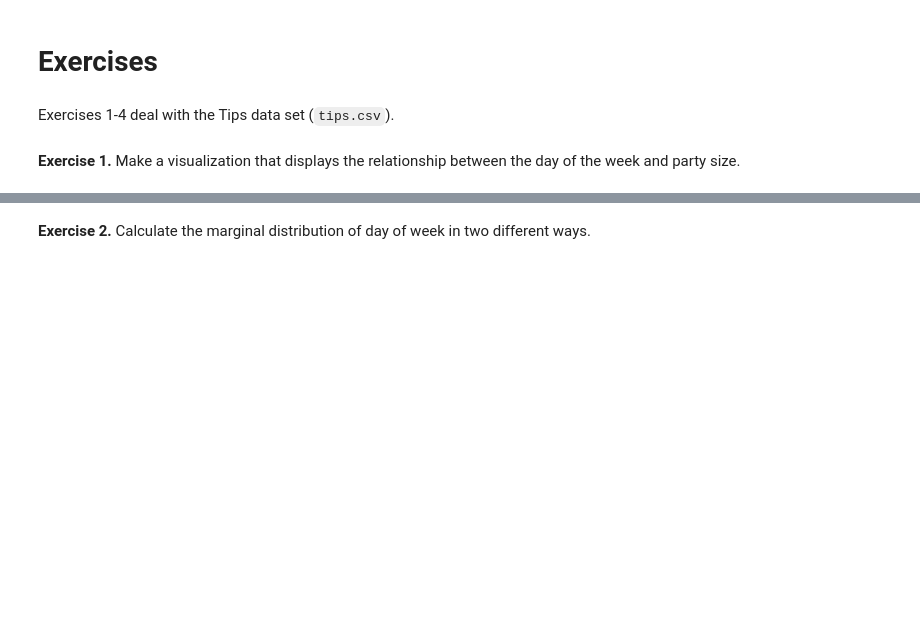
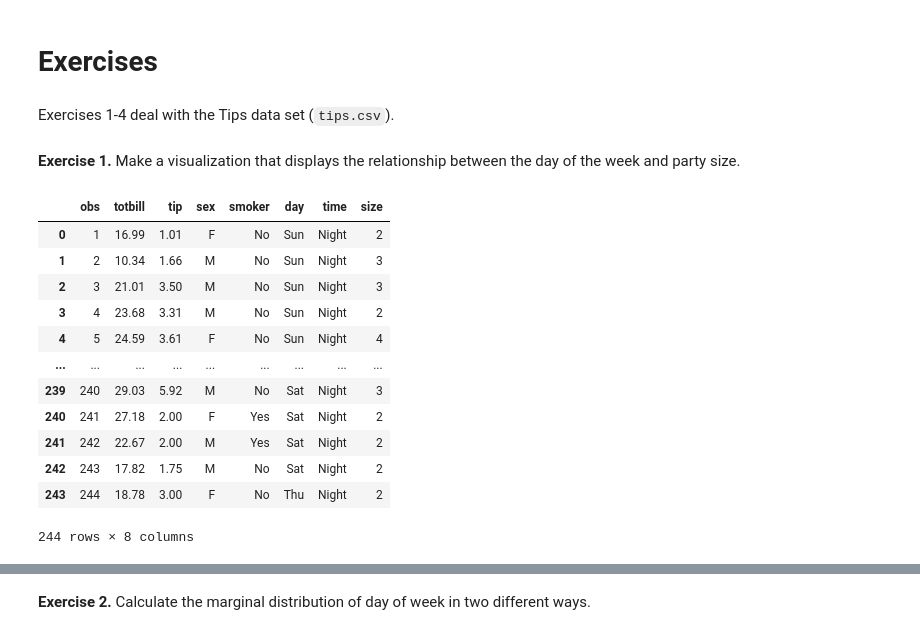
Before and after one commit to Mazrah18/CS105-DataAnaLysis, a Jupyter notebook: LABS/Lab-3/3A Relationships between Categorical Variables.ipynb, the cells around one changed output, grey strips where cells are left out. Saved outputs shown, nothing was run; the diff lists cells and outputs as text; code cells hidden in the pictures; blank space fills up the shorter version.

```diff
--- a/LABS/Lab-3/3A Relationships between Categorical Variables.ipynb
+++ b/LABS/Lab-3/3A Relationships between Categorical Variables.ipynb
@@ -265,3 +340,21 @@ Exercises 1-4 deal with the Tips data set (`tips.csv`).
 **Exercise 1.** Make a visualization that displays the relationship between the day of the week and party size.
 # %%
 # ENTER YOUR CODE HERE
+
+df = pd.read_csv('tips.csv')
+
+df
+# %% [output]
+|  | obs | totbill | tip | sex | smoker | day | time | size |
+| 0 | 1 | 16.99 | 1.01 | F | No | Sun | Night | 2 |
+| 1 | 2 | 10.34 | 1.66 | M | No | Sun | Night | 3 |
+| 2 | 3 | 21.01 | 3.50 | M | No | Sun | Night | 3 |
+| 3 | 4 | 23.68 | 3.31 | M | No | Sun | Night | 2 |
+| 4 | 5 | 24.59 | 3.61 | F | No | Sun | Night | 4 |
+| ... | ... | ... | ... | ... | ... | ... | ... | ... |
+| 239 | 240 | 29.03 | 5.92 | M | No | Sat | Night | 3 |
+| 240 | 241 | 27.18 | 2.00 | F | Yes | Sat | Night | 2 |
+| 241 | 242 | 22.67 | 2.00 | M | Yes | Sat | Night | 2 |
+| 242 | 243 | 17.82 | 1.75 | M | No | Sat | Night | 2 |
+| 243 | 244 | 18.78 | 3.00 | F | No | Thu | Night | 2 |
+244 rows × 8 columns
```
Also changed, not shown: parts of 20 cells of this notebook.
